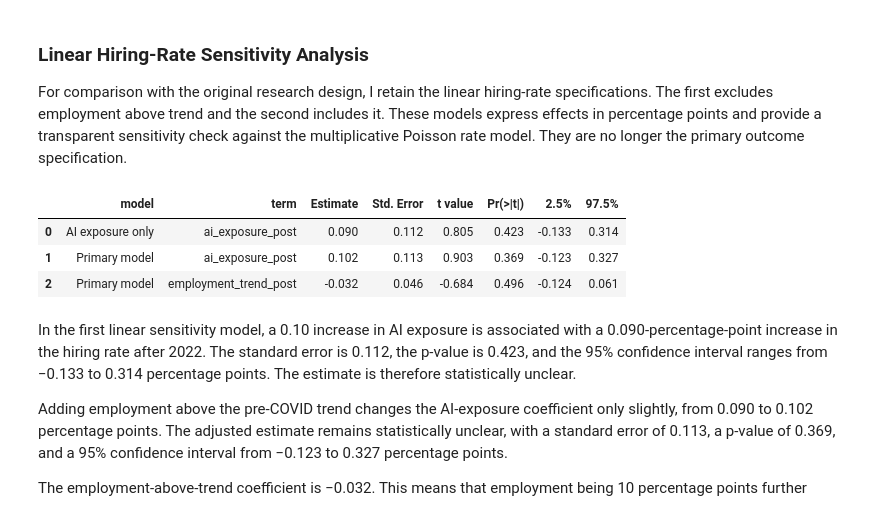
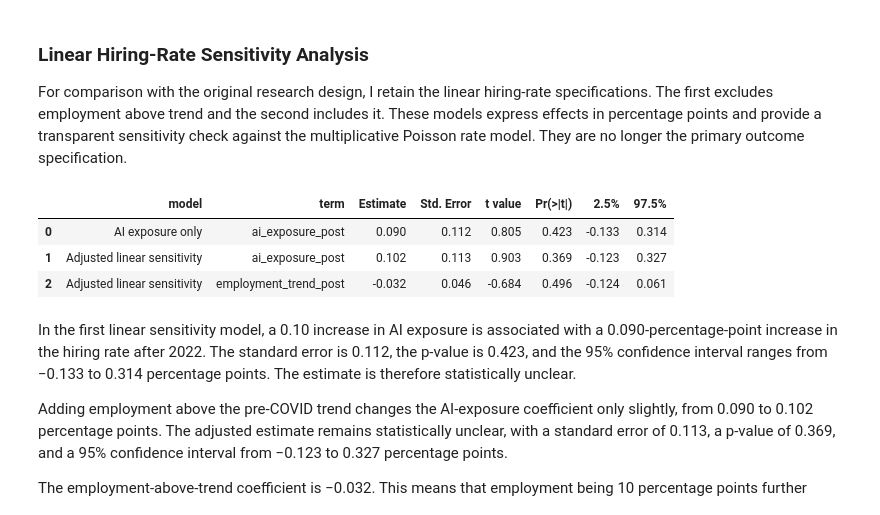
Before and after one commit to viet0901/senior-research, a Jupyter notebook: notebooks/02_research_analysis.ipynb, the cells around one changed output. Cells and saved outputs as stored; diff of their text form; code cells hidden in the pictures.

```diff
--- a/notebooks/02_research_analysis.ipynb
+++ b/notebooks/02_research_analysis.ipynb
@@ -983,37 +1000,37 @@ ai_only_model = cast(
 )
 
 # Model 2: adjusted linear sensitivity specification
-primary_model = cast(
+linear_rate_model = cast(
     Feols,
     feols(
         ("hiring_rate_pct ~ ai_exposure_post + employment_trend_post | state_industry + period"),
         data=model_data,
         vcov={"CRV1": "industry"},
     ),
 )
 
 
 # Display the estimated coefficients and uncertainty
 def tidy_model_results(model: Feols, model_name: str) -> pd.DataFrame:
     results = model.tidy().rename_axis("term").reset_index()
     results.insert(0, "model", model_name)
     return results
 
 
 model_results = pd.concat(
     [
         tidy_model_results(ai_only_model, "AI exposure only"),
-        tidy_model_results(primary_model, "Primary model"),
+        tidy_model_results(linear_rate_model, "Adjusted linear sensitivity"),
     ],
     ignore_index=True,
 )
 
 display(model_results.round(3))
 # %% [output]
 |  | model | term | Estimate | Std. Error | t value | Pr(>|t|) | 2.5% | 97.5% |
 | 0 | AI exposure only | ai_exposure_post | 0.090 | 0.112 | 0.805 | 0.423 | -0.133 | 0.314 |
-| 1 | Primary model | ai_exposure_post | 0.102 | 0.113 | 0.903 | 0.369 | -0.123 | 0.327 |
-| 2 | Primary model | employment_trend_post | -0.032 | 0.046 | -0.684 | 0.496 | -0.124 | 0.061 |
+| 1 | Adjusted linear sensitivity | ai_exposure_post | 0.102 | 0.113 | 0.903 | 0.369 | -0.123 | 0.327 |
+| 2 | Adjusted linear sensitivity | employment_trend_post | -0.032 | 0.046 | -0.684 | 0.496 | -0.124 | 0.061 |
 # %% [markdown]
 In the first linear sensitivity model, a 0.10 increase in AI exposure is associated with a 0.090-percentage-point increase in the hiring rate after 2022. The standard error is 0.112, the p-value is 0.423, and the 95% confidence interval ranges from −0.133 to 0.314 percentage points. The estimate is therefore statistically unclear.
 
```
Also changed, not shown: parts of 9 cells of this notebook, 3 other files.
